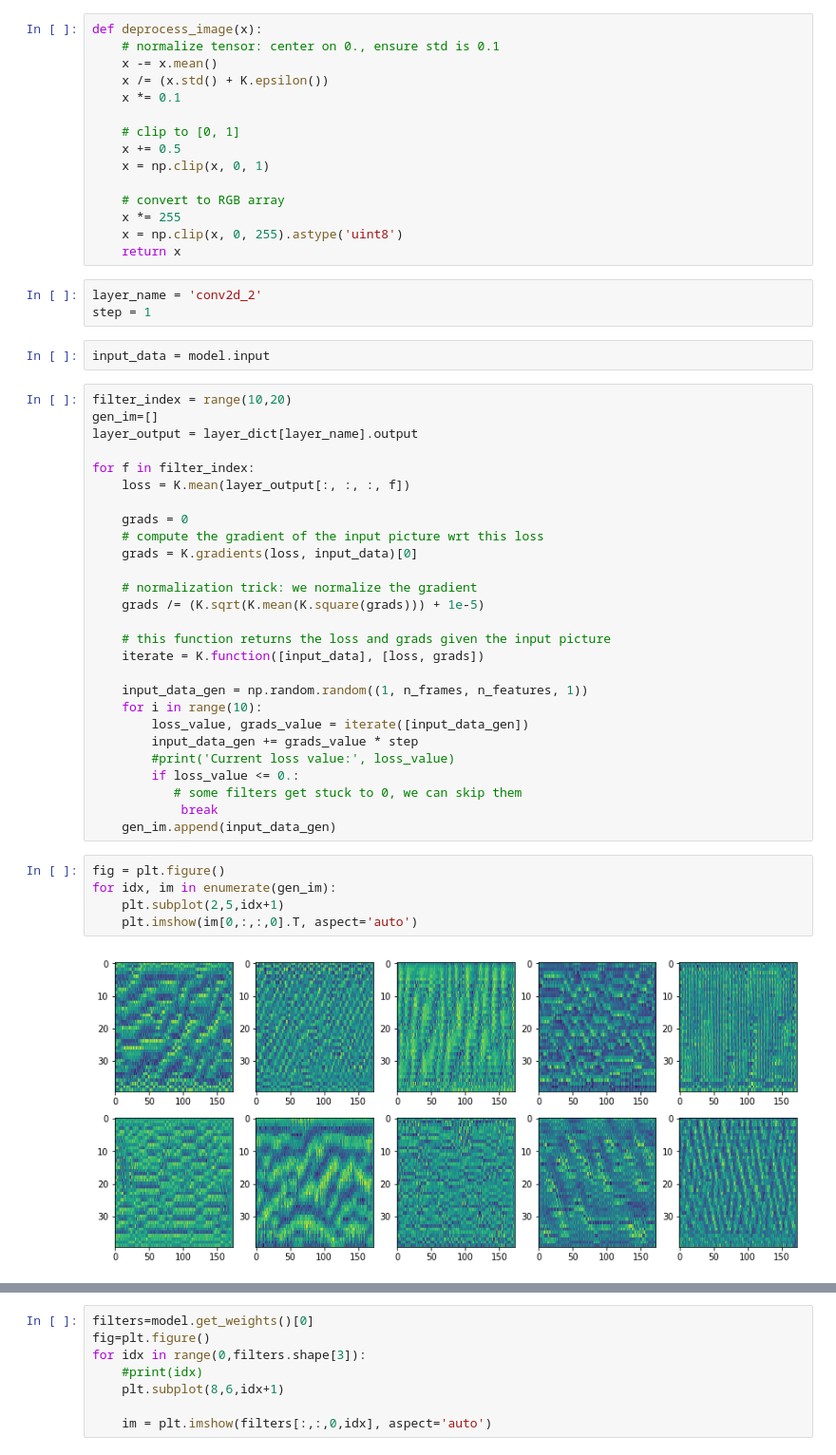
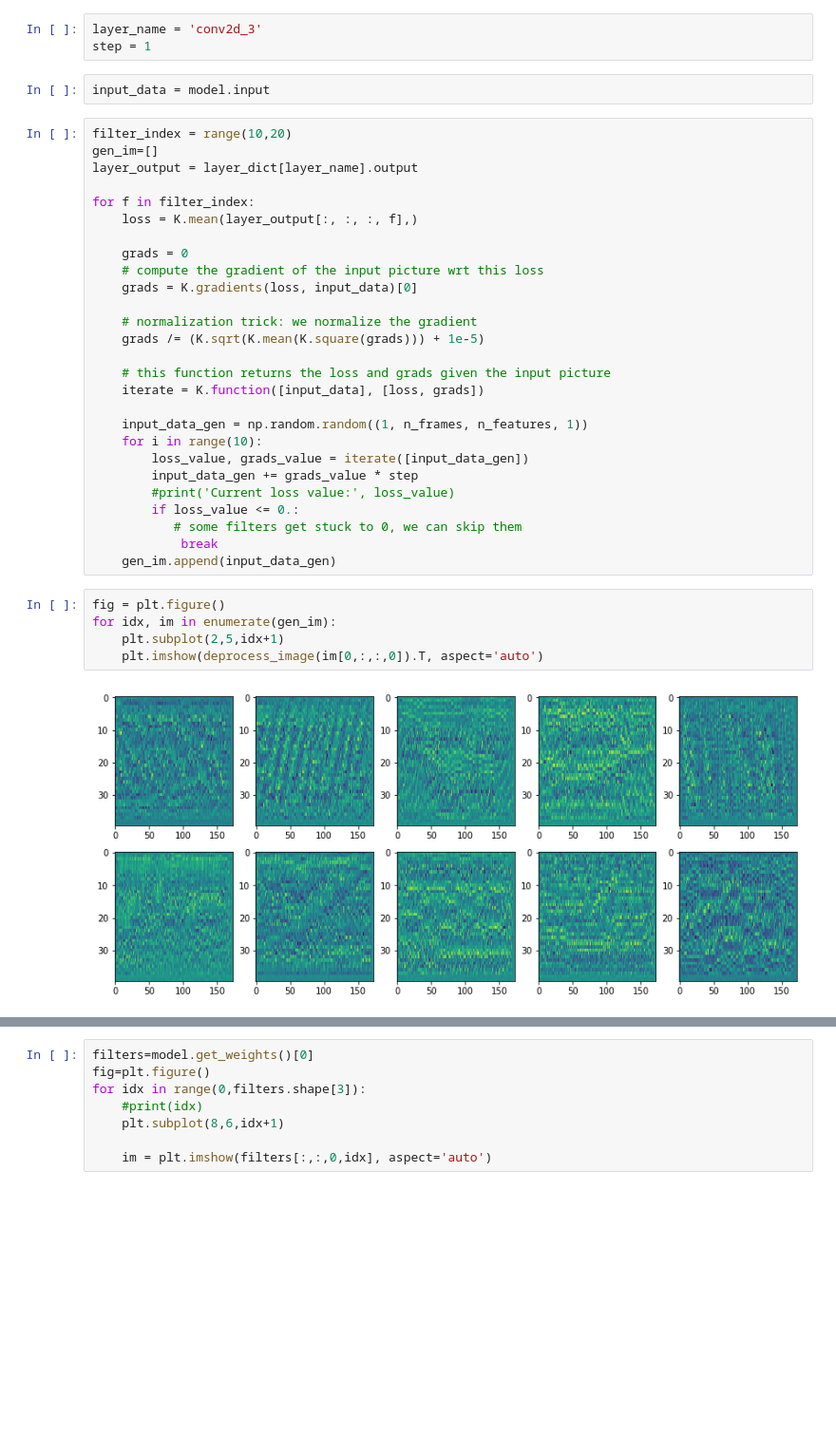
Before and after one commit to iwonasob/DLGdansk, a Jupyter notebook: What has our model learnt?.ipynb, the cells around one changed output, grey strips where cells are left out. Shown: that part at 95% size. Cells and saved outputs as stored; diff of their text form; blank space fills up the shorter version.

Commit message:
Completed Introduction, added new figures

```diff
--- a/What has our model learnt?.ipynb
+++ b/What has our model learnt?.ipynb
@@ -70,23 +68,8 @@ layer_dict.keys()
  u'conv2d_1',
  u'conv2d_3',
  u'conv2d_2']
-# %%
-def deprocess_image(x):
-    # normalize tensor: center on 0., ensure std is 0.1
-    x -= x.mean()
-    x /= (x.std() + K.epsilon())
-    x *= 0.1
-
-    # clip to [0, 1]
-    x += 0.5
-    x = np.clip(x, 0, 1)
-
-    # convert to RGB array
-    x *= 255
-    x = np.clip(x, 0, 255).astype('uint8')
-    return x
 # %%
-layer_name = 'conv2d_2'
+layer_name = 'conv2d_3'
 step = 1
 # %%
 input_data = model.input
@@ -96,7 +79,7 @@ gen_im=[]
 layer_output = layer_dict[layer_name].output
 
 for f in filter_index:
-    loss = K.mean(layer_output[:, :, :, f])
+    loss = K.mean(layer_output[:, :, :, f],)
 
     grads = 0
     # compute the gradient of the input picture wrt this loss
@@ -120,7 +103,7 @@ for f in filter_index:
 # %%
 fig = plt.figure()
 for idx, im in enumerate(gen_im):
     plt.subplot(2,5,idx+1)
-    plt.imshow(im[0,:,:,0].T, aspect='auto')
+    plt.imshow(deprocess_image(im[0,:,:,0]).T, aspect='auto')
 # %% [output]
-[figure, old version]
+[figure, new version]
```
Also changed, not shown: parts of 5 cells of this notebook, 10 other files.
